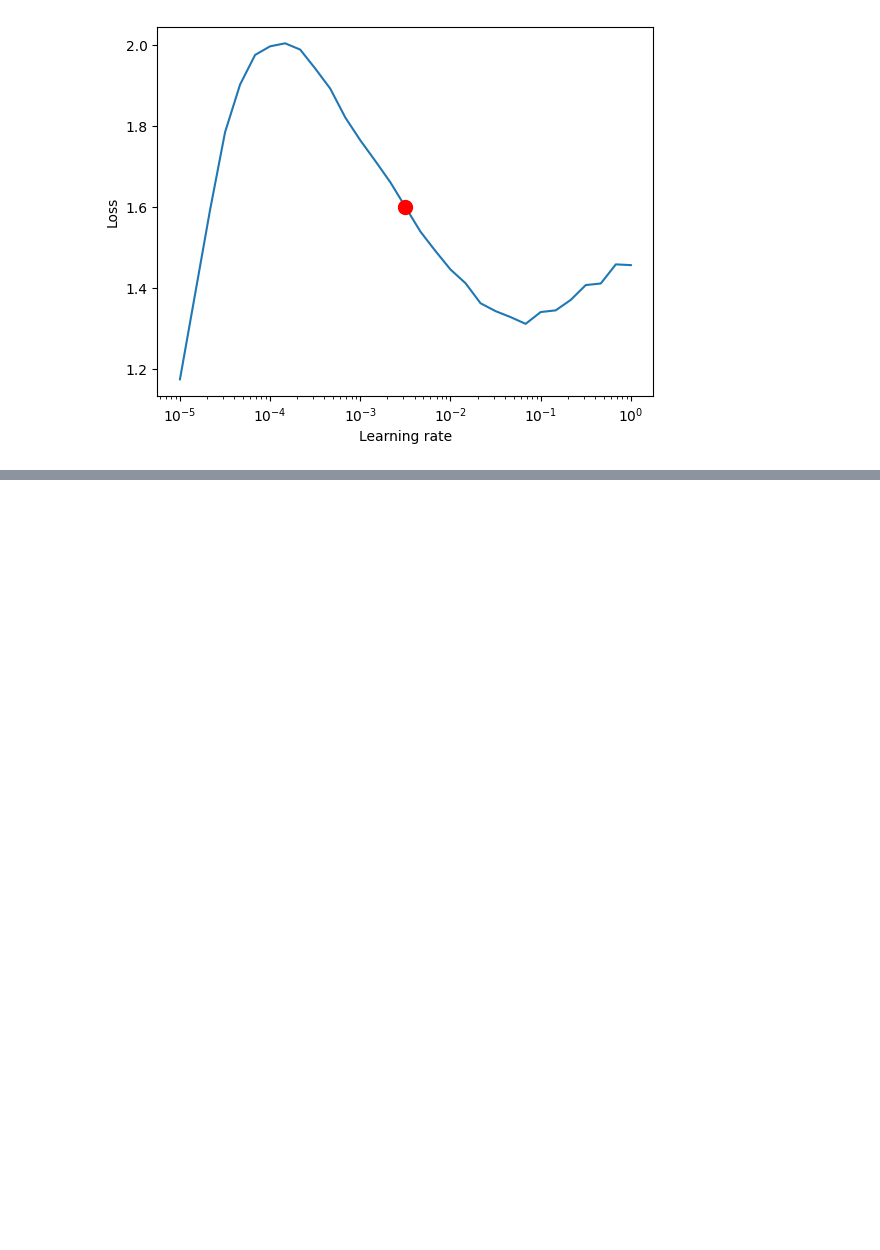
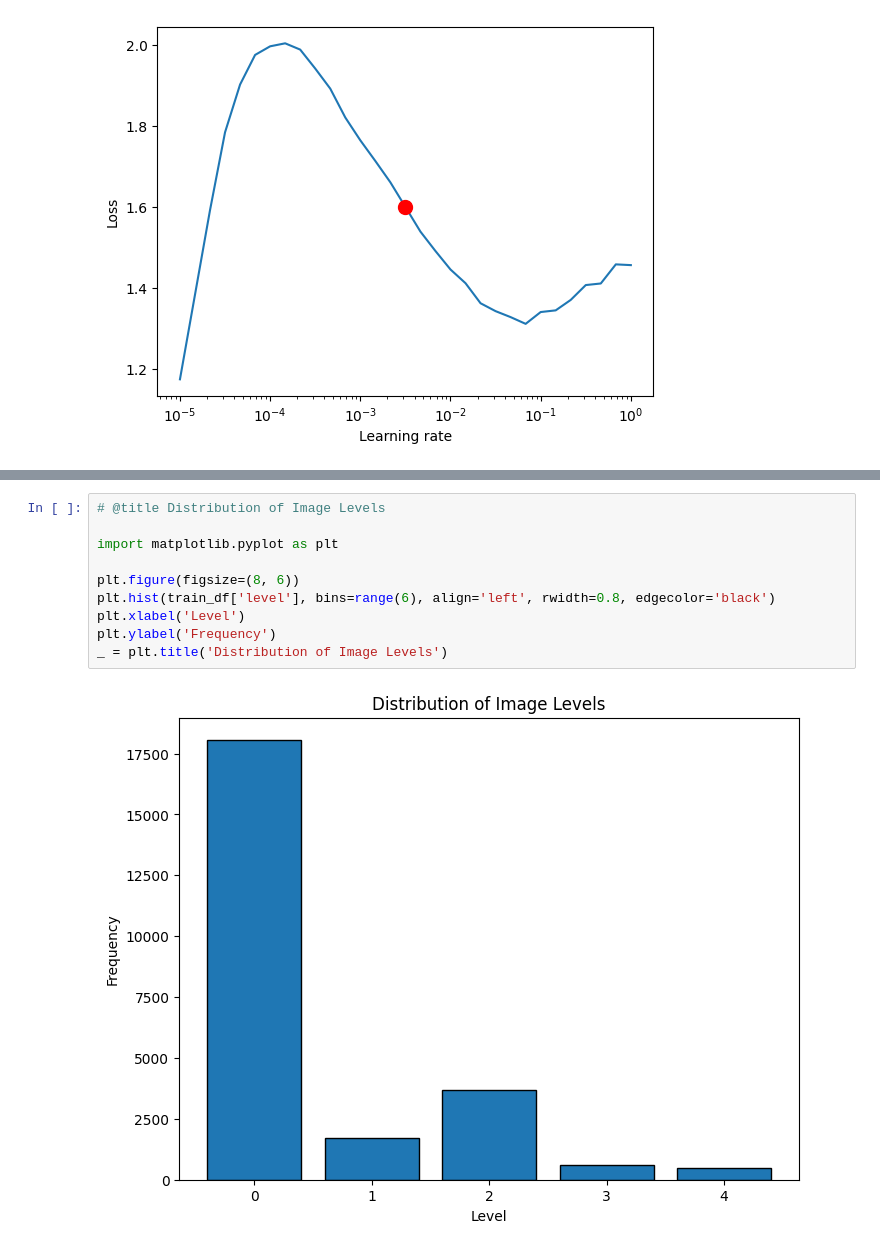
Before and after one commit to siddheshcn/diabetic-retinopathy-classification-multiclass, a Jupyter notebook: kaggleDR_multiclass.ipynb, the cells around one changed output, grey strips where cells are left out. Drawn from its saved outputs; the diff is of its cells as text; blank space fills up the shorter version.

```diff
--- a/kaggleDR_multiclass.ipynb
+++ b/kaggleDR_multiclass.ipynb
@@ -1025,0 +1108,12 @@ classifier.1
+# %%
+# @title Distribution of Image Levels
+
+import matplotlib.pyplot as plt
+
+plt.figure(figsize=(8, 6))
+plt.hist(train_df['level'], bins=range(6), align='left', rwidth=0.8, edgecolor='black')
+plt.xlabel('Level')
+plt.ylabel('Frequency')
+_ = plt.title('Distribution of Image Levels')
+# %% [output]
+[figure, added]
```
Also changed, not shown: parts of 117 cells of this notebook.
